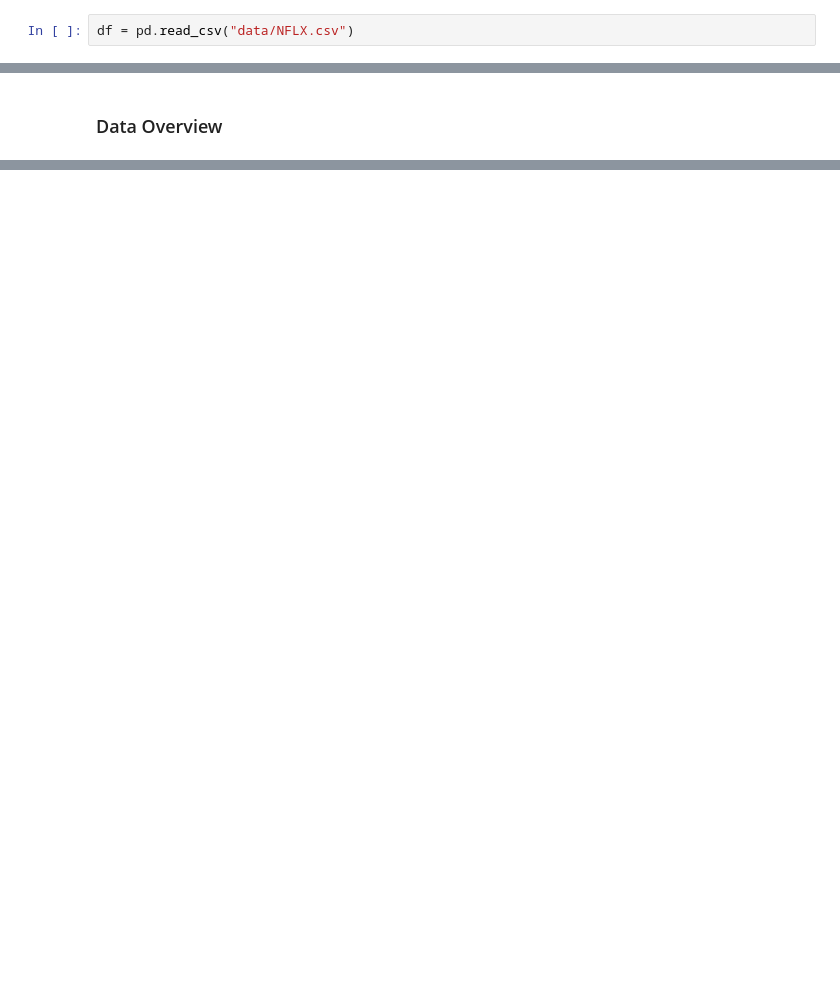
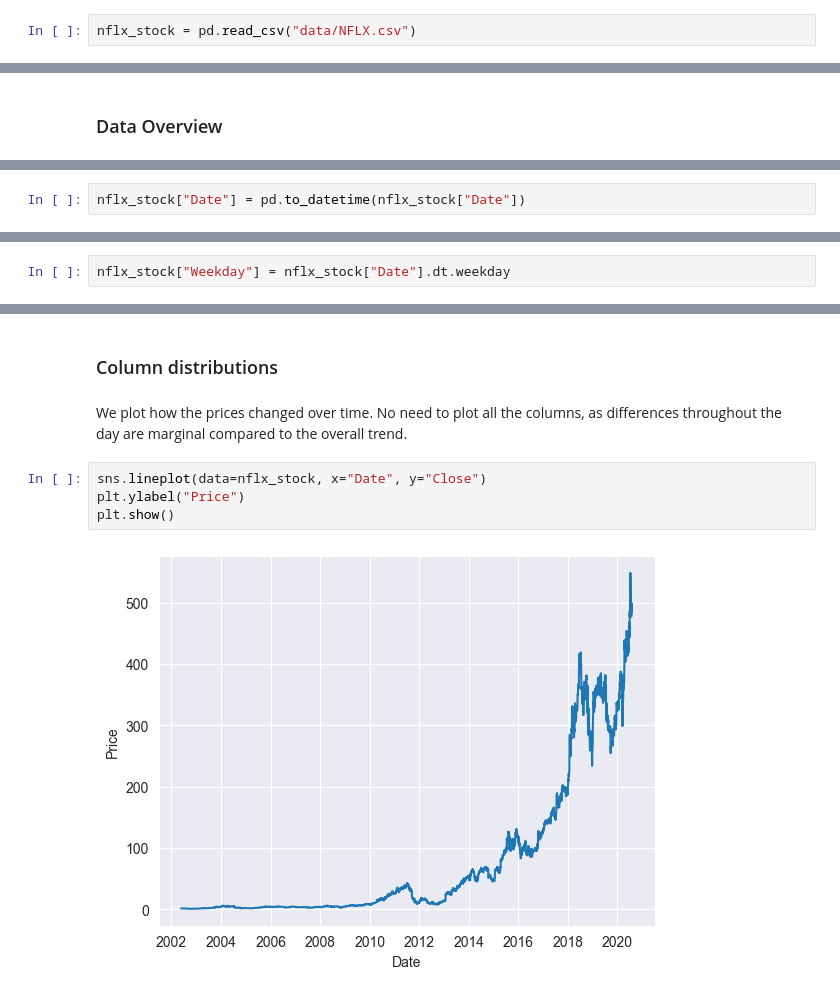
Before and after one commit to MartinH2k3/IAUProject, a Jupyter notebook: forecastM.ipynb, the cells around one changed output, grey strips where cells are left out. Cells and saved outputs as stored; diff of their text form; blank space fills up the shorter version.

```diff
--- a/forecastM.ipynb
+++ b/forecastM.ipynb
@@ -23,3 +36,3 @@ path
 # %%
-df = pd.read_csv("data/NFLX.csv")
+nflx_stock = pd.read_csv("data/NFLX.csv")
 # %% [markdown]
@@ -66,0 +88,2 @@ memory usage: 250.7+ KB
+# %%
+nflx_stock["Date"] = pd.to_datetime(nflx_stock["Date"])
@@ -66,0 +92,2 @@ memory usage: 250.7+ KB
+# %%
+nflx_stock["Weekday"] = nflx_stock["Date"].dt.weekday
@@ -66,0 +103,10 @@ memory usage: 250.7+ KB
+# %% [markdown]
+### Column distributions
+# %% [markdown]
+We plot how the prices changed over time. No need to plot all the columns, as differences throughout the day are marginal compared to the overall trend.
+# %%
+sns.lineplot(data=nflx_stock, x="Date", y="Close")
+plt.ylabel("Price")
+plt.show()
+# %% [output]
+[figure, added]
```
Also changed, not shown: parts of 46 cells of this notebook.
